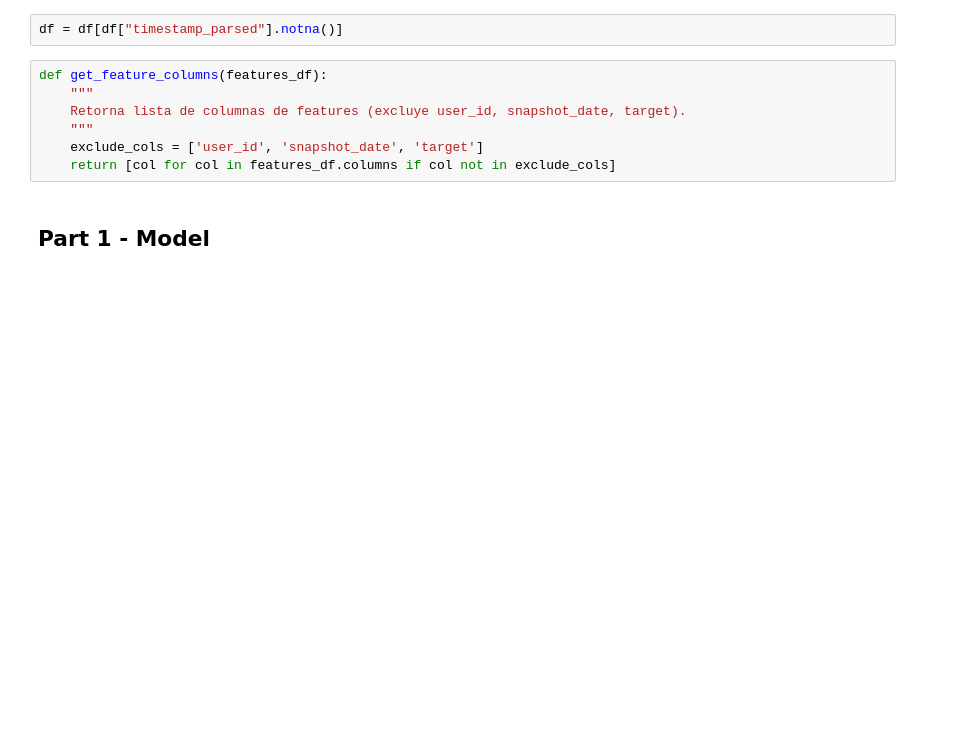
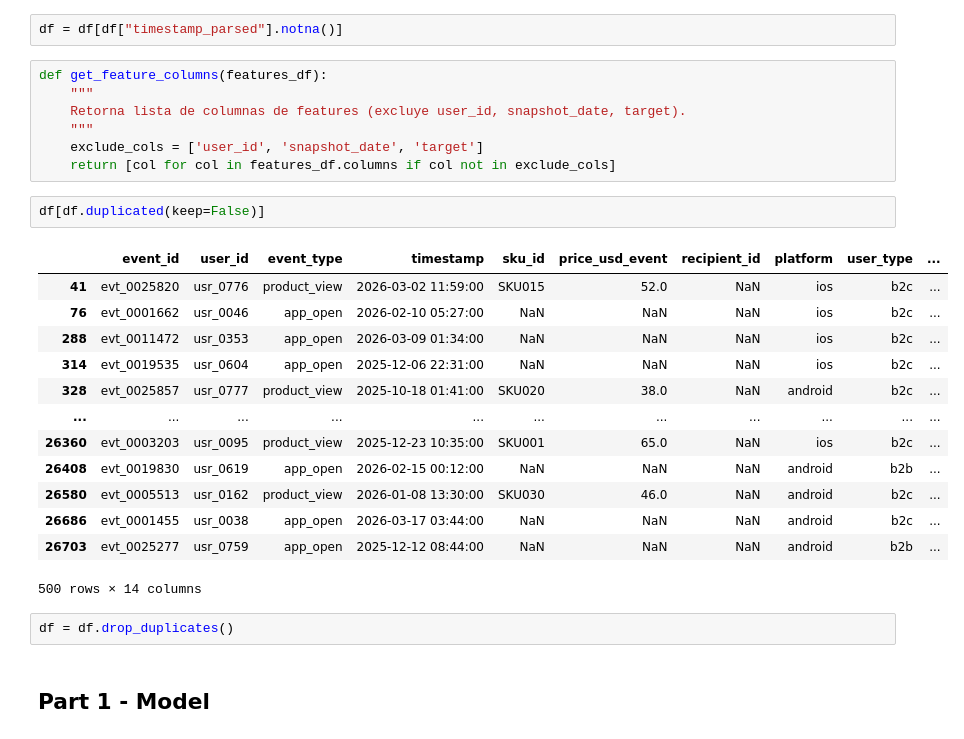
Before and after one commit to wgcv/gesture-mlai-assessment, a Jupyter notebook: submission/gesture_mlai_assessment.ipynb, the cells around one changed output. Cells and saved outputs as stored; diff of their text form; blank space fills up the shorter version.

```diff
--- a/submission/gesture_mlai_assessment.ipynb
+++ b/submission/gesture_mlai_assessment.ipynb
@@ -190,6 +190,24 @@ def get_feature_columns(features_df):
     """
     exclude_cols = ['user_id', 'snapshot_date', 'target']
     return [col for col in features_df.columns if col not in exclude_cols]
+# %%
+df[df.duplicated(keep=False)]
+# %% [output]
+|  | event_id | user_id | event_type | timestamp | sku_id | price_usd_event | recipient_id | platform | user_type | ... |
+| 41 | evt_0025820 | usr_0776 | product_view | 2026-03-02 11:59:00 | SKU015 | 52.0 | NaN | ios | b2c | ... |
+| 76 | evt_0001662 | usr_0046 | app_open | 2026-02-10 05:27:00 | NaN | NaN | NaN | ios | b2c | ... |
+| 288 | evt_0011472 | usr_0353 | app_open | 2026-03-09 01:34:00 | NaN | NaN | NaN | ios | b2c | ... |
+| 314 | evt_0019535 | usr_0604 | app_open | 2025-12-06 22:31:00 | NaN | NaN | NaN | ios | b2c | ... |
+| 328 | evt_0025857 | usr_0777 | product_view | 2025-10-18 01:41:00 | SKU020 | 38.0 | NaN | android | b2c | ... |
+| ... | ... | ... | ... | ... | ... | ... | ... | ... | ... | ... |
+| 26360 | evt_0003203 | usr_0095 | product_view | 2025-12-23 10:35:00 | SKU001 | 65.0 | NaN | ios | b2c | ... |
+| 26408 | evt_0019830 | usr_0619 | app_open | 2026-02-15 00:12:00 | NaN | NaN | NaN | android | b2b | ... |
+| 26580 | evt_0005513 | usr_0162 | product_view | 2026-01-08 13:30:00 | SKU030 | 46.0 | NaN | android | b2c | ... |
+| 26686 | evt_0001455 | usr_0038 | app_open | 2026-03-17 03:44:00 | NaN | NaN | NaN | android | b2c | ... |
+| 26703 | evt_0025277 | usr_0759 | app_open | 2025-12-12 08:44:00 | NaN | NaN | NaN | android | b2b | ... |
+500 rows × 14 columns
+# %%
+df = df.drop_duplicates()
 # %% [markdown]
 ## Part 1 - Model
 # %%
```
Also changed, not shown: parts of 8 cells of this notebook.
